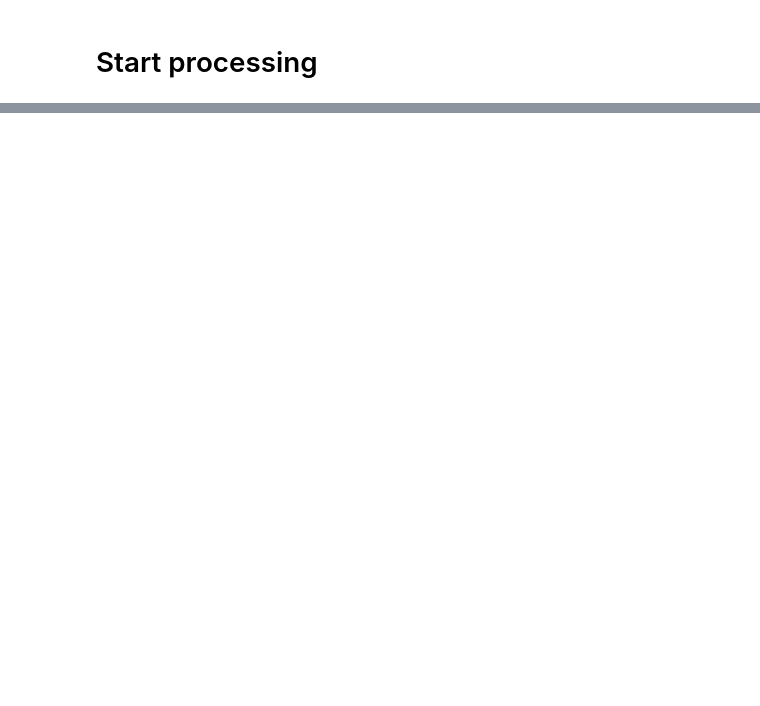
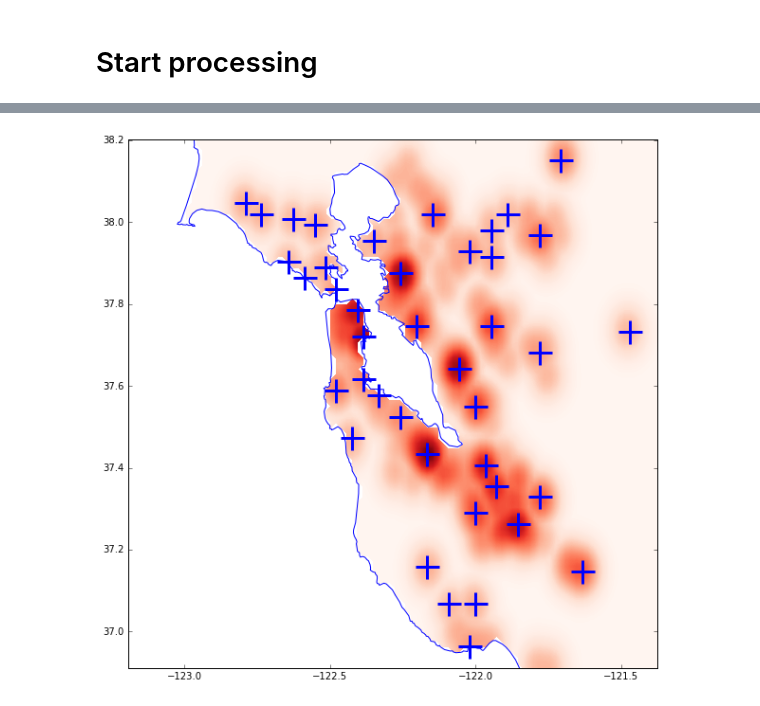
Before and after one commit to cleipski/Insight-Project, a Jupyter notebook: 08_full_workflow.ipynb, the cells around one changed output, grey strips where cells are left out. Saved outputs shown, nothing was run; the diff lists cells and outputs as text; code cells hidden in the pictures; blank space fills up the shorter version.

```diff
--- a/08_full_workflow.ipynb
+++ b/08_full_workflow.ipynb
@@ -387,0 +499,29 @@ plt.show()
+# %%
+# create figure
+plt.figure(figsize=(10,10))
+# plot CA outline
+plt.plot(x_coords,y_coords)
+#  plot contours of the density
+# Z_mask = Z < 29**2.*3
+# Z_new = copy.copy(Z)
+# Z_new = np.power(Z_new/np.nanmax(Z_new),1/4)
+Z_new = np.power(Z/np.nanmax(Z),1/6)
+levels = np.linspace(0,np.nanmax(Z_new), 150)
+plt.contourf(X, Y, Z_new, levels=levels, cmap=plt.cm.Reds)
+plt.plot(xy_maxima_cut[:, 0], xy_maxima_cut[:, 1],'+',
+         markersize=25,markeredgewidth=3,markeredgecolor='b')
+if len(limit_lng) != 0 and len(limit_lat) != 0:
+    plt.xlim(limit_lng[0],limit_lng[1])
+    plt.ylim(limit_lat[0],limit_lat[1])
+else:
+    plt.xlim(-123,-121.5)
+    plt.ylim(36.7,38.5)
+#
+# plt.title(keyword)
+#
+outname = os.path.join('img/kde_peaks.png')
+plt.savefig(outname,bbox_inches='tight')
+
+plt.show()
+# %% [output]
+[figure, added]
```
Also changed, not shown: parts of 25 cells of this notebook, 37 other files.
